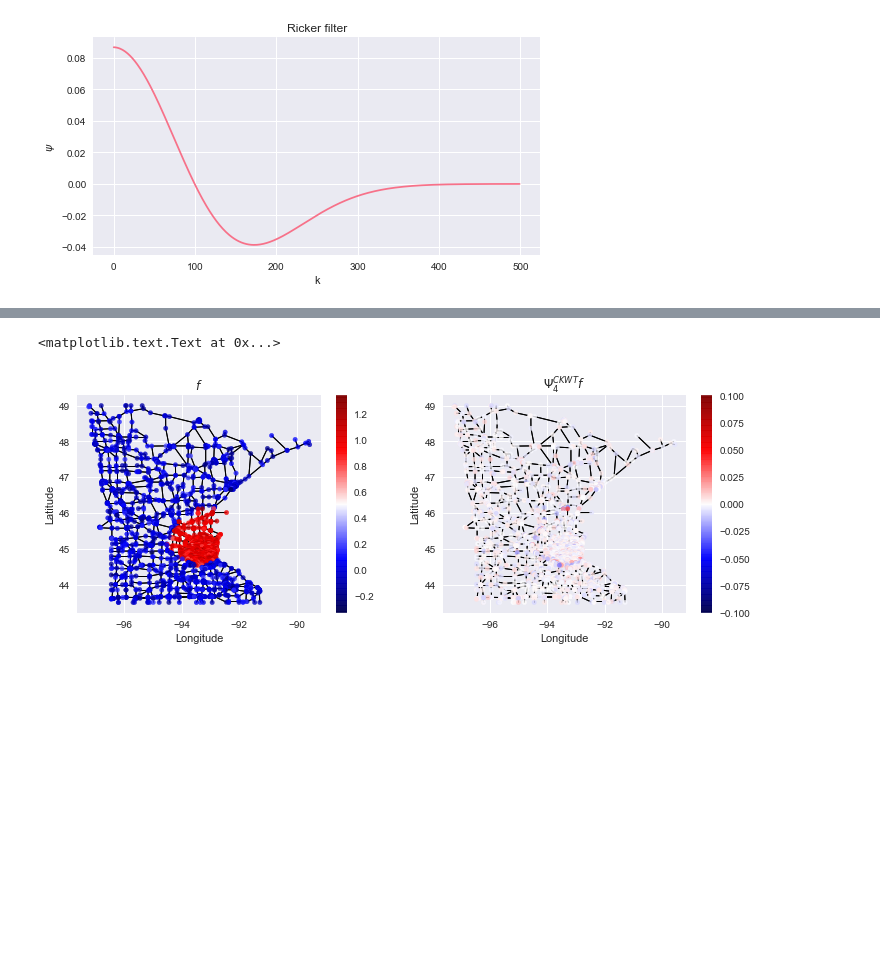
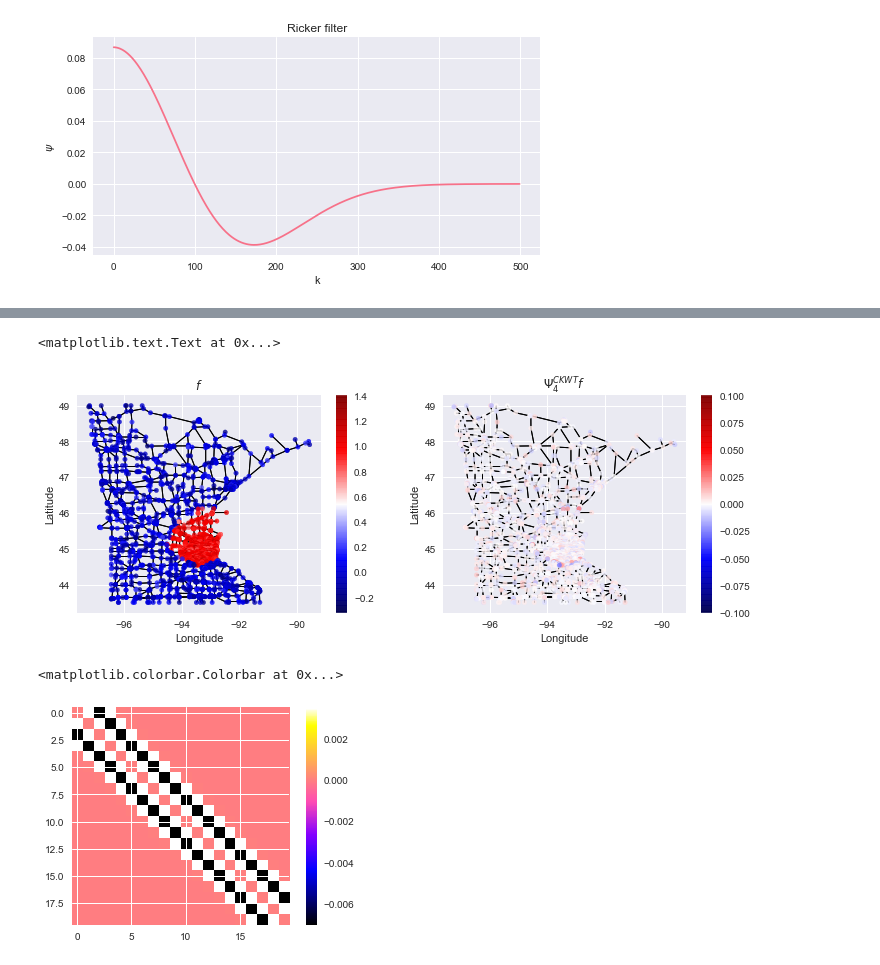
Before and after one commit to mdbartos/graph-signals, a Jupyter notebook: notebooks/wavelet_filter.ipynb, the cells around one changed output, grey strips where cells are left out. Cells and saved outputs as stored; diff of their text form; code cells hidden in the pictures; blank space fills up the shorter version.

```diff
--- a/notebooks/wavelet_filter.ipynb
+++ b/notebooks/wavelet_filter.ipynb
@@ -76,7 +76,7 @@ def ckwt_wavelet(A, tau, h):
     # Construct graph wavelet filter, W
     W = np.zeros(A.shape).astype(float)
     # Generate geodesic distances
-    spath = csgraph.shortest_path(Aroads, directed=False, unweighted=True).astype(int)
+    spath = csgraph.shortest_path(A, directed=False, unweighted=True).astype(int)
     # Resample filter
     if not (h.size % tau):
         hm = h.reshape(tau, -1).mean(axis=1)
@@ -162,4 +162,16 @@ ax[1].set_xlabel('Longitude')
 ax[1].set_ylabel('Latitude')
 # %% [output]
 <matplotlib.text.Text at 0x...>
-[figure, old version]
+[figure, new version]
+# %%
+A = np.roll(np.eye(200), -1, axis=1) + np.roll(np.eye(200), -1, axis=1).T
+# %%
+h = np.real(signal.morlet(1000))
+# %%
+W = ckwt_wavelet(A, 5, h)
+# %%
+plt.imshow(W[:20, :20], cmap='gnuplot2')
+plt.colorbar()
+# %% [output]
+<matplotlib.colorbar.Colorbar at 0x...>
+[figure, added]
```
Also changed, not shown: parts of 1 cell of this notebook, 2 other files.
